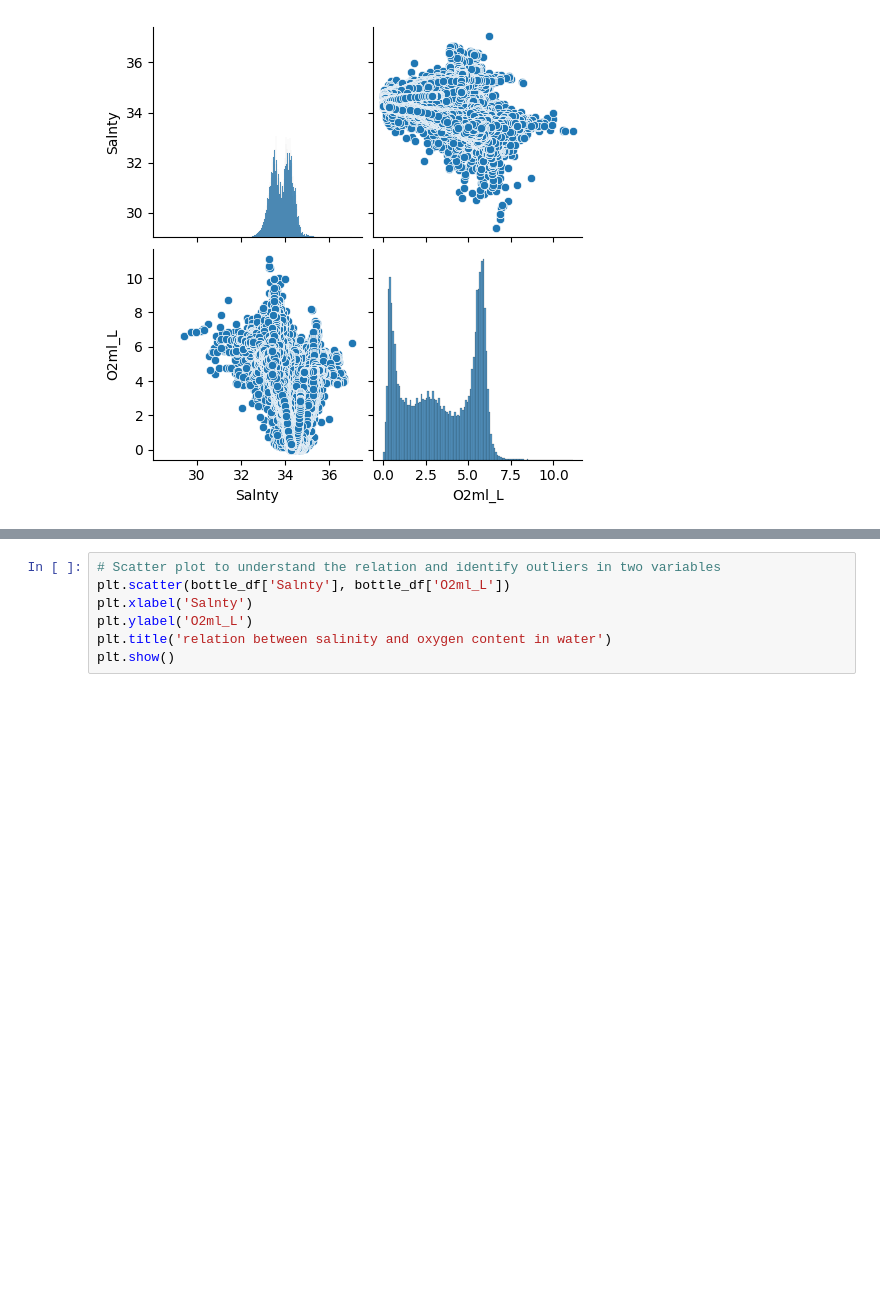
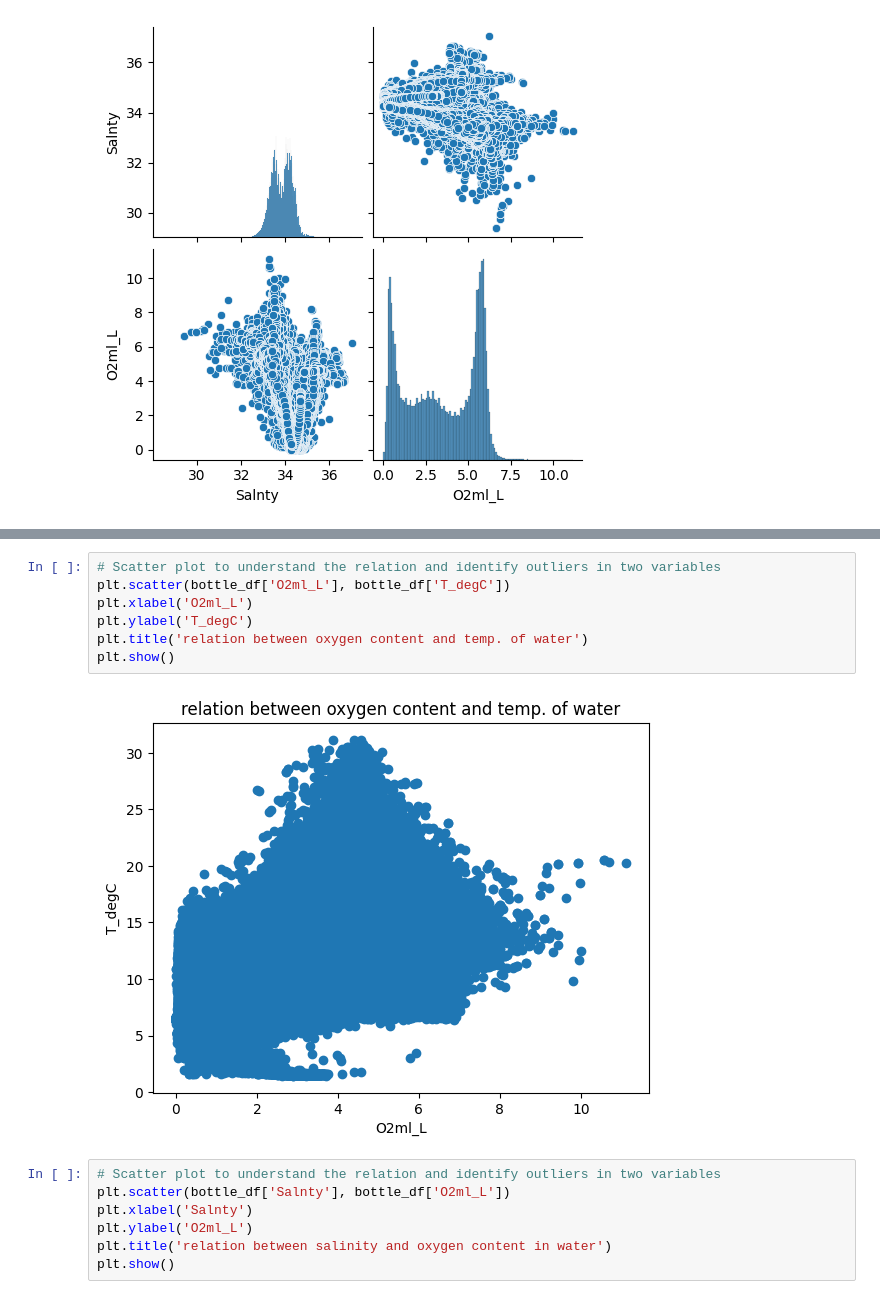
Before and after one commit to SohamBera16/bayesian-neural-network-based-prediction-using-Environmental-data, a Jupyter notebook: BNN_Regression.ipynb, the cells around one changed output, grey strips where cells are left out. Drawn from its saved outputs; the diff is of its cells as text; blank space fills up the shorter version.

```diff
--- a/BNN_Regression.ipynb
+++ b/BNN_Regression.ipynb
@@ -211,3 +220,12 @@ plt.show()
+# %%
+# Scatter plot to understand the relation and identify outliers in two variables
+plt.scatter(bottle_df['O2ml_L'], bottle_df['T_degC'])
+plt.xlabel('O2ml_L')
+plt.ylabel('T_degC')
+plt.title('relation between oxygen content and temp. of water')
+plt.show()
+# %% [output]
+[figure, added]
 # %%
 # Scatter plot to understand the relation and identify outliers in two variables
 plt.scatter(bottle_df['Salnty'], bottle_df['O2ml_L'])
```
Also changed, not shown: parts of 15 cells of this notebook.
